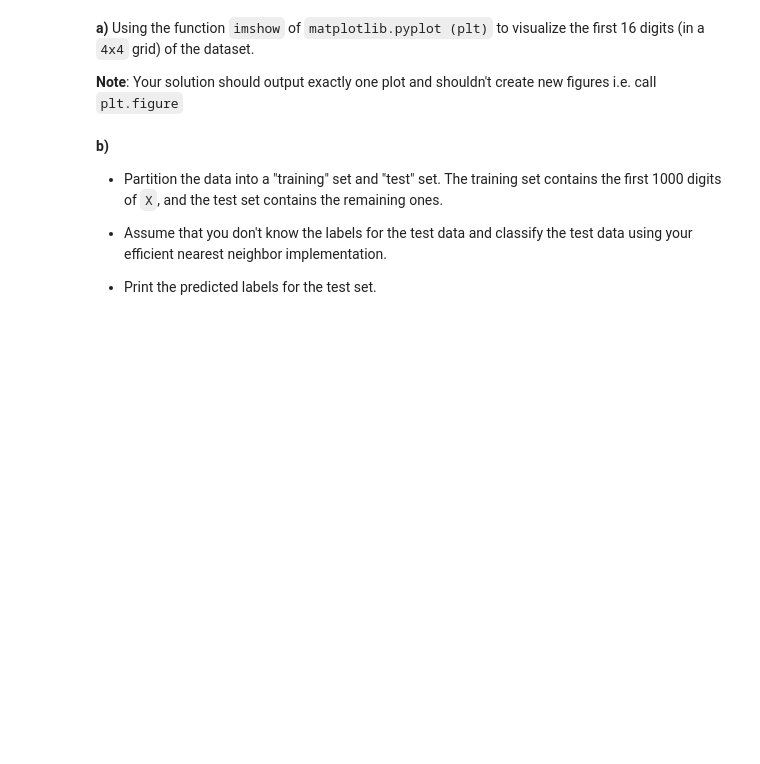
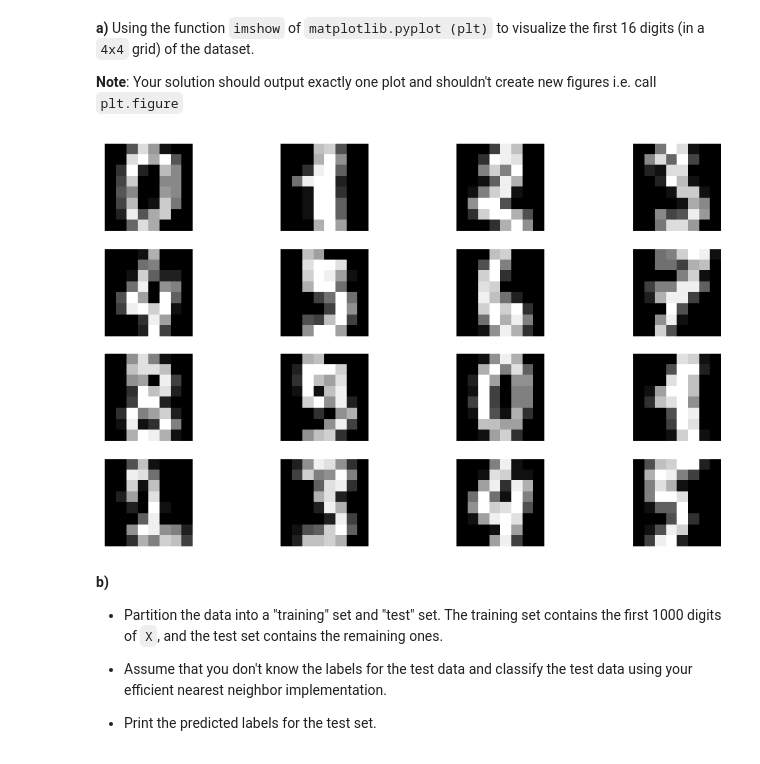
Before and after one commit to Group-B-gogogo/Kernel-ridge-regression, a Jupyter notebook: Homework/exercise-2_Dream.ipynb, the cells around one changed output. Cells and saved outputs as stored; diff of their text form; code cells hidden in the pictures; blank space fills up the shorter version.

```diff
--- a/Homework/exercise-2_Dream.ipynb
+++ b/Homework/exercise-2_Dream.ipynb
@@ -662,14 +823,23 @@ Shape of labels: (1797,)
 
 **Note**: Your solution should output exactly one plot and shouldn't create new figures i.e. call `plt.figure`
 # %%
+from sklearn.datasets import load_digits
 def plot_first_digits():
     '''
     Plots the first 100 digits in the dataset in one image
     '''
     # >>>>> YOUR CODE HERE
-    raise NotImplementedError("Replace this line by your code.")
+    digits = load_digits()
+    X = digits.data
+    for i in range(16):
+        plt.subplot(4, 4, i + 1)
+        plt.imshow(X[i].reshape(8, 8), cmap='gray')
+        plt.axis('off')
+    plt.show()
     # <<<<< END YOUR CODE
 plot_first_digits()
+# %% [output]
+[figure, added]
 # %% [markdown]
 **b)**
 * Partition the data into a "training" set and "test" set. The training set contains the first 1000 digits of `X`, and the test set contains the remaining ones.
```
Also changed, not shown: parts of 15 cells of this notebook, 1 other file.
